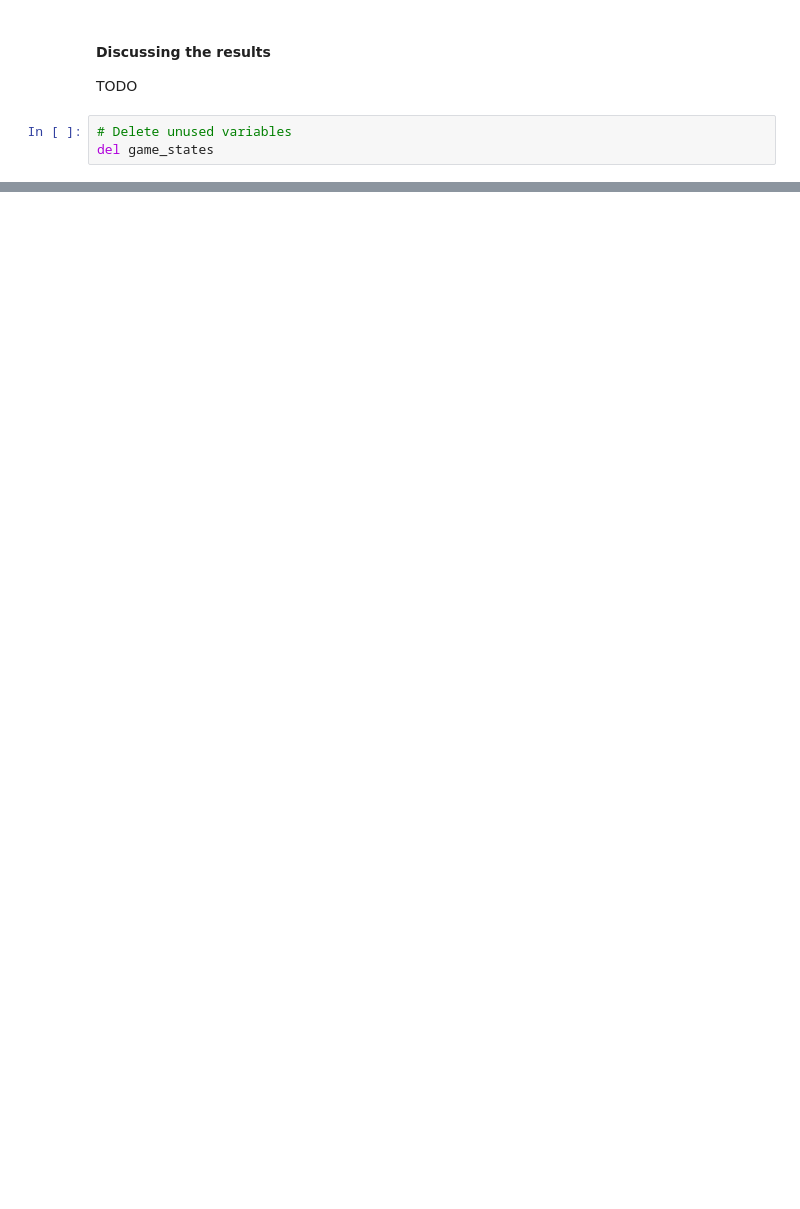
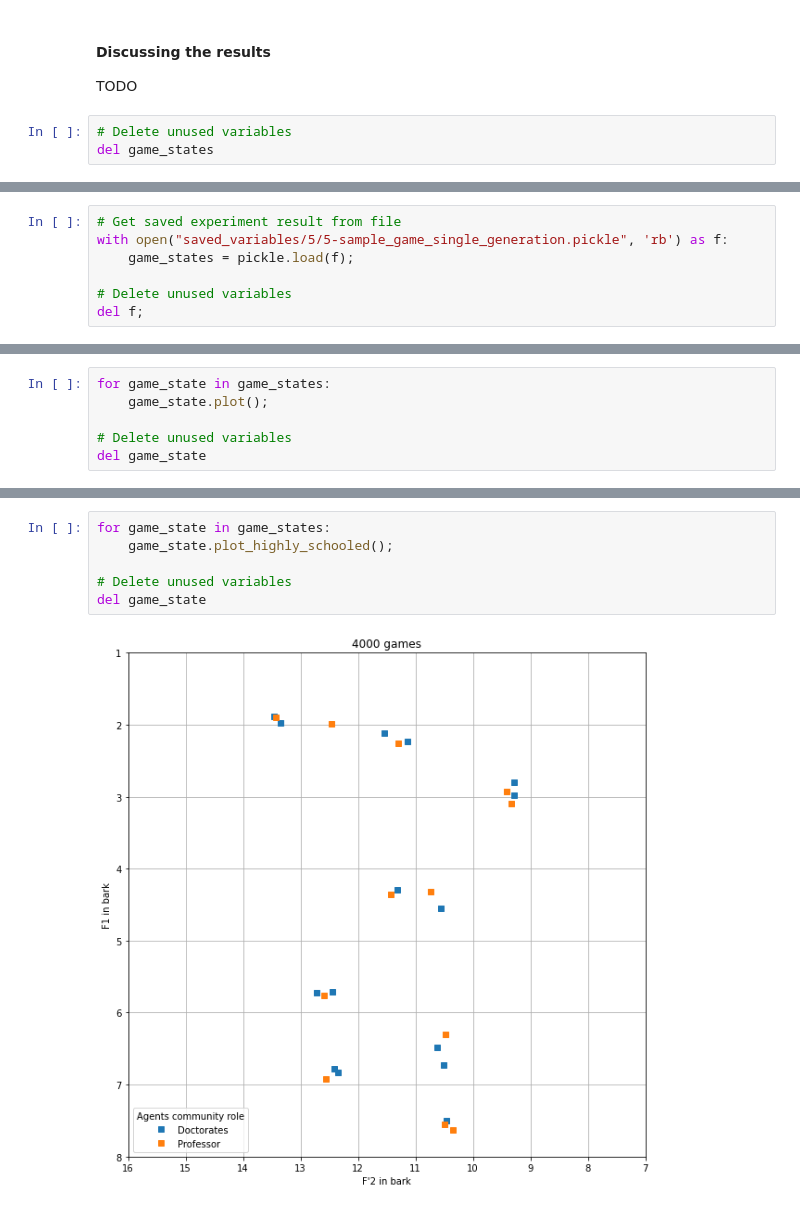
Before and after one commit to pikawika/VUB-EoS-project, a Jupyter notebook: code/notebooks/5_evaluating_small_communities.ipynb, the cells around one changed output, grey strips where cells are left out. Saved outputs shown, nothing was run; the diff lists cells and outputs as text; blank space fills up the shorter version.

Commit message:
Gathering results for extension

```diff
--- a/code/notebooks/5_evaluating_small_communities.ipynb
+++ b/code/notebooks/5_evaluating_small_communities.ipynb
@@ -253,0 +288,7 @@ del game_states
+# %%
+# Get saved experiment result from file
+with open("saved_variables/5/5-sample_game_single_generation.pickle", 'rb') as f:
+    game_states = pickle.load(f);
+
+# Delete unused variables
+del f;
@@ -253,0 +299,6 @@ del game_states
+# %%
+for game_state in game_states:
+    game_state.plot();
+
+# Delete unused variables
+del game_state
@@ -253,0 +308,8 @@ del game_states
+# %%
+for game_state in game_states:
+    game_state.plot_highly_schooled();
+
+# Delete unused variables
+del game_state
+# %% [output]
+[figure, added]
```
Also changed, not shown: parts of 18 cells of this notebook, 48 other files.
